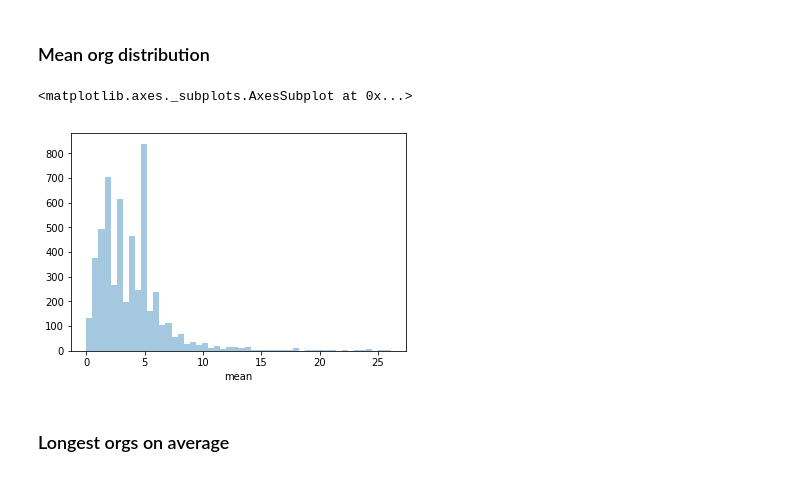
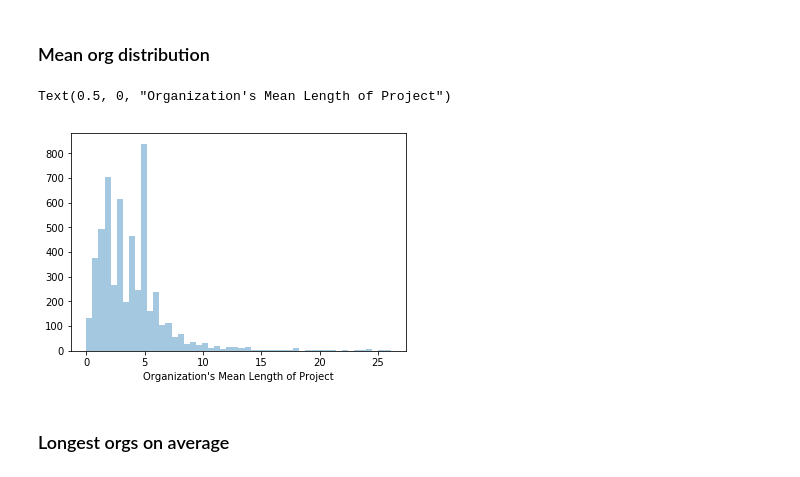
Before and after one commit to mrtoronto/nih_project_data, a Jupyter notebook: get_nih_data.ipynb, the cells around one changed output. Cells and saved outputs as stored; diff of their text form; code cells hidden in the pictures.

```diff
--- a/get_nih_data.ipynb
+++ b/get_nih_data.ipynb
@@ -85,7 +85,11 @@ def extract_xml_from_zip(zip_links, out_format = 'dict'):
             project_dict = {}
             for column in project.findall('./'):
                 column_header = column.tag.lower()
-                project_dict[column_header] = column.text
+                if column_header == 'project_terms':
+                    project_dict['project_terms'] = [i.text for i in column.findall('./')]
+                else:
+                    project_dict[column_header] = column.text
+
             project_dict['data_source'] = zip_link
             projects_dict[project_dict['application_id']] = project_dict
 
@@ -93,6 +97,6 @@ def extract_xml_from_zip(zip_links, out_format = 'dict'):
         projects_dict = pd.DataFrame.from_dict(projects_dict, orient='index')
     return projects_dict
 # %%
-urls = get_data_urls([2003, 2005])
+urls = get_data_urls([2003, 2003])
 urls
 # %% [output]
@@ -152,11 +163,12 @@ plt.show()
 # %%
 org_group_lop_df = lop_df[['org_name', 'length_of_project']].groupby('org_name').agg(['sum', 'count'])
 org_group_lop_df['mean'] = org_group_lop_df['length_of_project']['sum'] / org_group_lop_df['length_of_project']['count']
 
 sns.distplot(org_group_lop_df['mean'], kde=False)
+plt.xlabel('Organization\'s Mean Length of Project')
 # %% [output]
-<matplotlib.axes._subplots.AxesSubplot at 0x...>
+Text(0.5, 0, "Organization's Mean Length of Project")
-[figure, old version]
+[figure, new version]
 # %% [markdown]
 ### Longest orgs on average
 # %%
```
Also changed, not shown: parts of 6 cells of this notebook.
